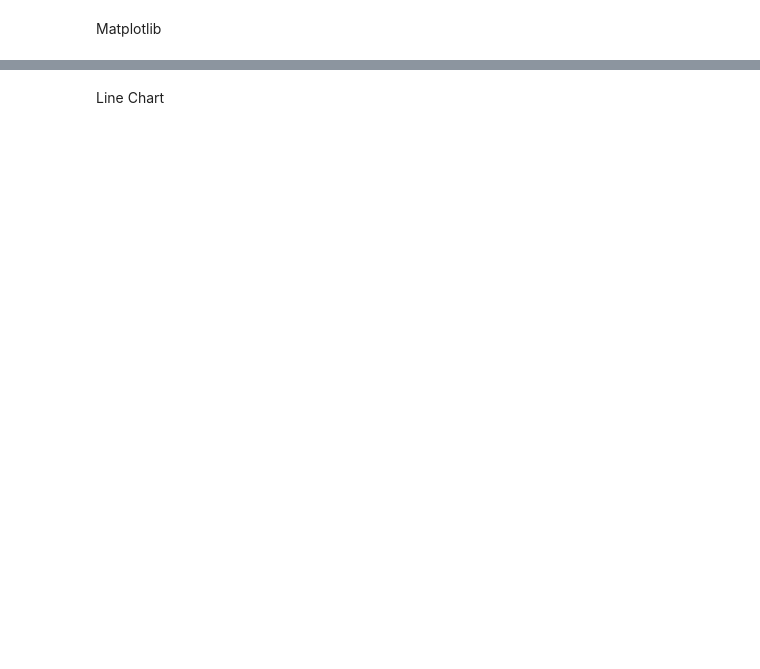
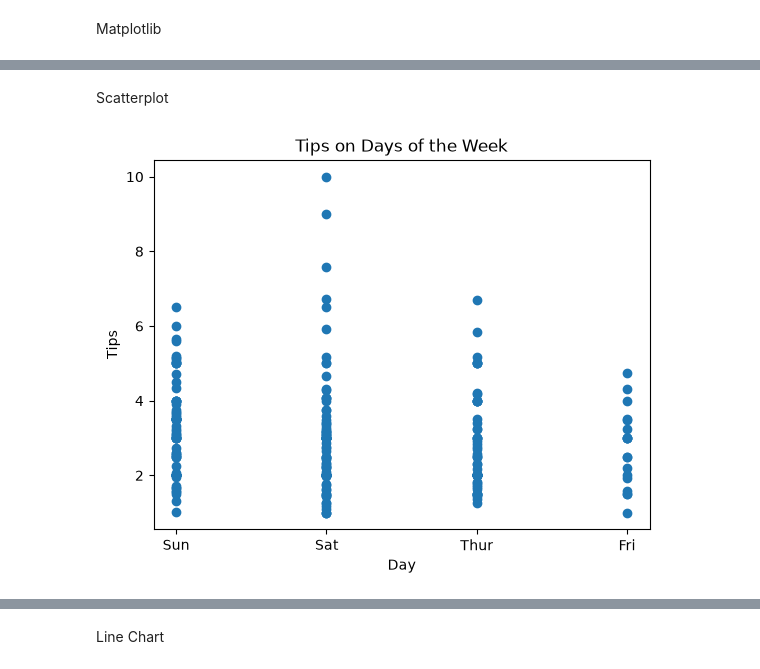
Before and after one commit to chelseaharding/data_5500_code, a Jupyter notebook: week_9/matplotlib.ipynb, the cells around one changed output, grey strips where cells are left out. Cells and saved outputs as stored; diff of their text form; code cells hidden in the pictures; blank space fills up the shorter version.

Commit message:
recorded matplotlib

```diff
--- a/week_9/matplotlib.ipynb
+++ b/week_9/matplotlib.ipynb
@@ -69 +33,18 @@ this is fine, but we can make something a little better
+# %% [markdown]
+Scatterplot
+# %%
+import matplotlib.pyplot as plt
+
+plt.scatter(df["day"], df["tip"])
+
+# give it a title
+plt.title("Tips on Days of the Week")
+
+# lable axis
+plt.xlabel("Day")
+plt.ylabel("Tips")
+
+plt.show()
+# %% [output]
+[figure, added]
 # %%
```
Also changed, not shown: parts of 10 cells of this notebook, 1 other file.
